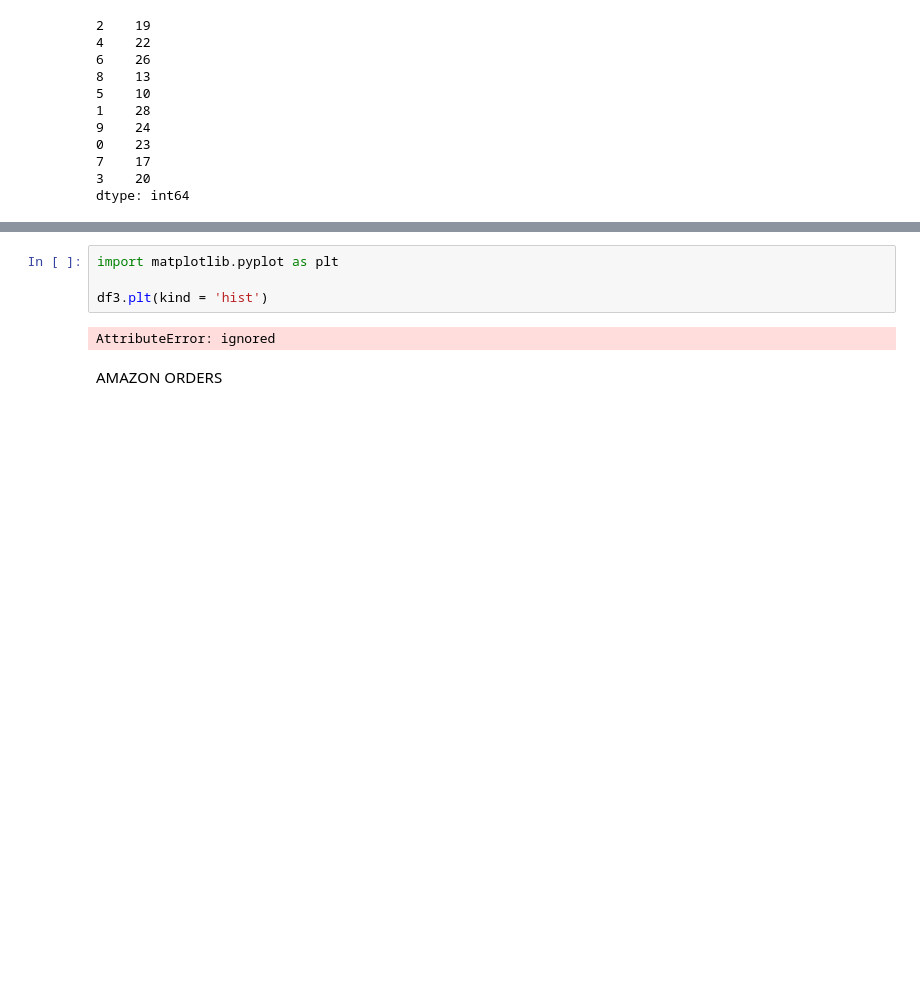
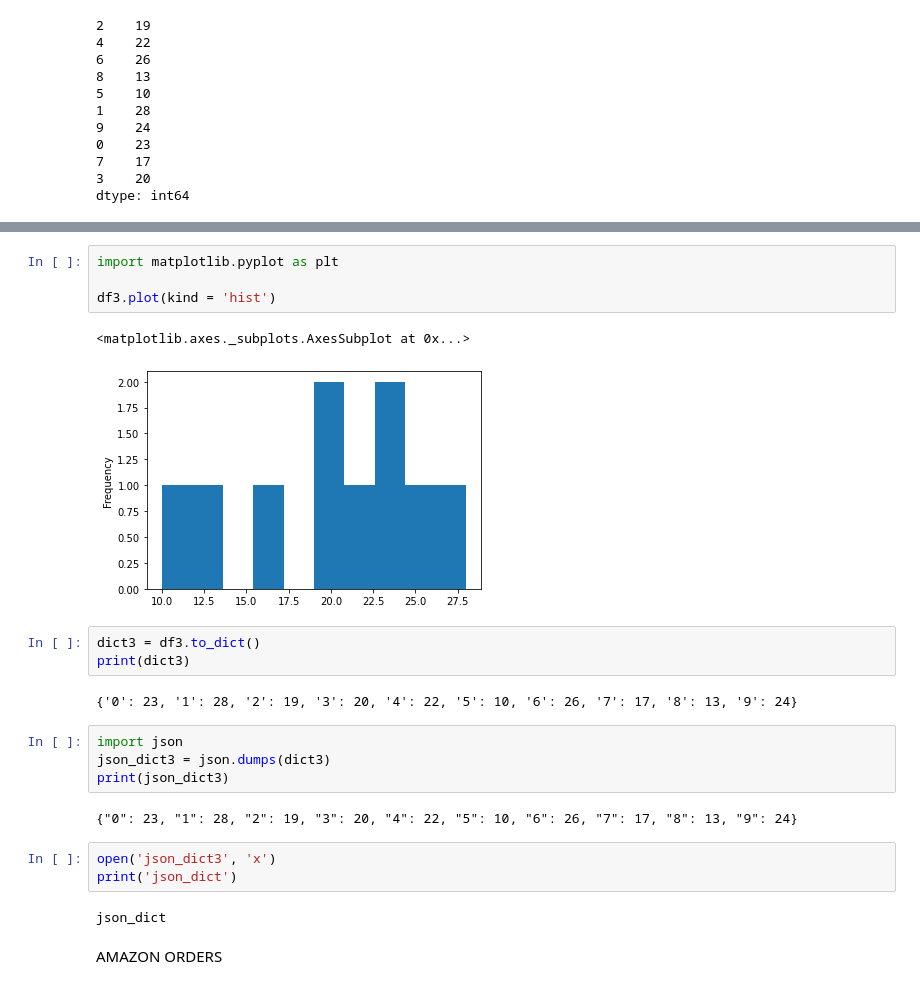
Before and after one commit to orosewarne/Homework, a Jupyter notebook: ComputingMidtermupdated.ipynb, the cells around one changed output, grey strips where cells are left out. Saved outputs shown, nothing was run; the diff lists cells and outputs as text; blank space fills up the shorter version.

```diff
--- a/ComputingMidtermupdated.ipynb
+++ b/ComputingMidtermupdated.ipynb
@@ -79,9 +73,26 @@ dtype: int64
 # %%
 import matplotlib.pyplot as plt
 
-df3.plt(kind = 'hist')
+df3.plot(kind = 'hist')
 # %% [output]
-AttributeError: ignored
+<matplotlib.axes._subplots.AxesSubplot at 0x...>
+[figure, added]
+# %%
+dict3 = df3.to_dict()
+print(dict3)
+# %% [output]
+{'0': 23, '1': 28, '2': 19, '3': 20, '4': 22, '5': 10, '6': 26, '7': 17, '8': 13, '9': 24}
+# %%
+import json
+json_dict3 = json.dumps(dict3)
+print(json_dict3)
+# %% [output]
+{"0": 23, "1": 28, "2": 19, "3": 20, "4": 22, "5": 10, "6": 26, "7": 17, "8": 13, "9": 24}
+# %%
+open('json_dict3', 'x')
+print('json_dict')
+# %% [output]
+json_dict
 # %% [markdown]
 AMAZON ORDERS
 # %%
```
Also changed, not shown: parts of 13 cells of this notebook.
